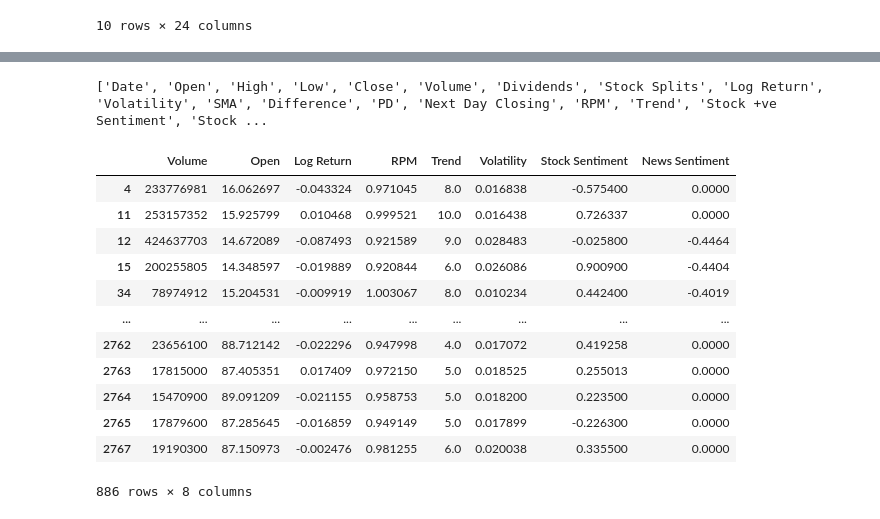
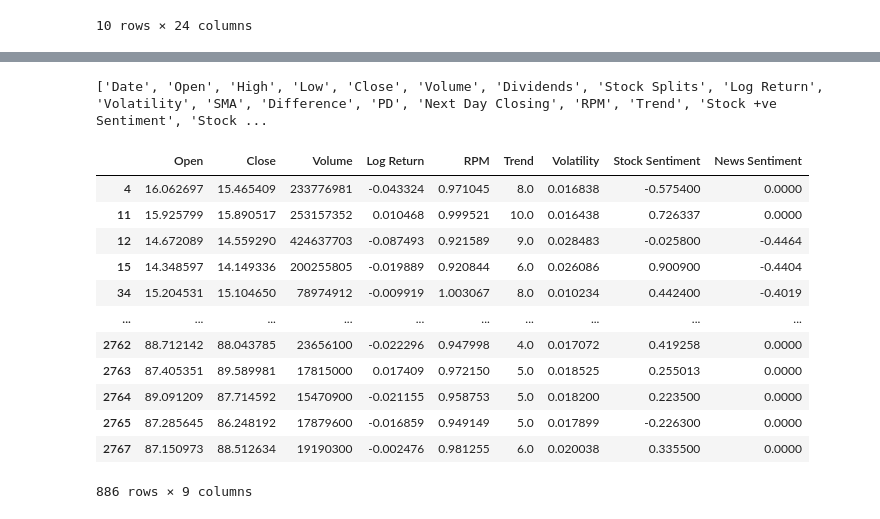
Before and after one commit to rishabhtyagi989/SIGNS_2024, a Jupyter notebook: stock_price_pred_xgb.ipynb, the cells around one changed output, grey strips where cells are left out. Drawn from its saved outputs; the diff is of its cells as text; code cells hidden in the pictures.

```diff
--- a/stock_price_pred_xgb.ipynb
+++ b/stock_price_pred_xgb.ipynb
@@ -216,31 +234,30 @@ def plot_predictions(results, target):
 # %%
 
 
 print(Xfeatures)
 
-Stock_Features = ['Volume', 'Open', 'Log Return', 'RPM', 'Trend', 'Volatility', 'Stock Sentiment', 'News Sentiment']
-# Stock_Features = ['Volume', 'Log Return', 'Open', 'RPM', 'Trend' 'Volatility', 'Stock Sentiment', 'News Sentiment']
+Stock_Features = ['Open', 'Close', 'Volume', 'Log Return', 'RPM', 'Trend', 'Volatility', 'Stock Sentiment', 'News Sentiment']
 Stock_Metrics = ['SMA', 'PD', 'Next Day Closing']
 Trends = ['Price Movement']
 
 # print(type(stock_data['GOOG']))
 # print(stock_data['GOOG'].shape)
 stock_data['GOOG'][Stock_Features]
 # %% [output]
 ['Date', 'Open', 'High', 'Low', 'Close', 'Volume', 'Dividends', 'Stock Splits', 'Log Return', 'Volatility', 'SMA', 'Difference', 'PD', 'Next Day Closing', 'RPM', 'Trend', 'Stock +ve Sentiment', 'Stock ...
-|  | Volume | Open | Log Return | RPM | Trend | Volatility | Stock Sentiment | News Sentiment |
-| 4 | 233776981 | 16.062697 | -0.043324 | 0.971045 | 8.0 | 0.016838 | -0.575400 | 0.0000 |
-| 11 | 253157352 | 15.925799 | 0.010468 | 0.999521 | 10.0 | 0.016438 | 0.726337 | 0.0000 |
-| 12 | 424637703 | 14.672089 | -0.087493 | 0.921589 | 9.0 | 0.028483 | -0.025800 | -0.4464 |
-| 15 | 200255805 | 14.348597 | -0.019889 | 0.920844 | 6.0 | 0.026086 | 0.900900 | -0.4404 |
-| 34 | 78974912 | 15.204531 | -0.009919 | 1.003067 | 8.0 | 0.010234 | 0.442400 | -0.4019 |
-| ... | ... | ... | ... | ... | ... | ... | ... | ... |
-| 2762 | 23656100 | 88.712142 | -0.022296 | 0.947998 | 4.0 | 0.017072 | 0.419258 | 0.0000 |
-| 2763 | 17815000 | 87.405351 | 0.017409 | 0.972150 | 5.0 | 0.018525 | 0.255013 | 0.0000 |
-| 2764 | 15470900 | 89.091209 | -0.021155 | 0.958753 | 5.0 | 0.018200 | 0.223500 | 0.0000 |
-| 2765 | 17879600 | 87.285645 | -0.016859 | 0.949149 | 5.0 | 0.017899 | -0.226300 | 0.0000 |
-| 2767 | 19190300 | 87.150973 | -0.002476 | 0.981255 | 6.0 | 0.020038 | 0.335500 | 0.0000 |
+|  | Open | Close | Volume | Log Return | RPM | Trend | Volatility | Stock Sentiment | News Sentiment |
+| 4 | 16.062697 | 15.465409 | 233776981 | -0.043324 | 0.971045 | 8.0 | 0.016838 | -0.575400 | 0.0000 |
+| 11 | 15.925799 | 15.890517 | 253157352 | 0.010468 | 0.999521 | 10.0 | 0.016438 | 0.726337 | 0.0000 |
+| 12 | 14.672089 | 14.559290 | 424637703 | -0.087493 | 0.921589 | 9.0 | 0.028483 | -0.025800 | -0.4464 |
+| 15 | 14.348597 | 14.149336 | 200255805 | -0.019889 | 0.920844 | 6.0 | 0.026086 | 0.900900 | -0.4404 |
+| 34 | 15.204531 | 15.104650 | 78974912 | -0.009919 | 1.003067 | 8.0 | 0.010234 | 0.442400 | -0.4019 |
+| ... | ... | ... | ... | ... | ... | ... | ... | ... | ... |
+| 2762 | 88.712142 | 88.043785 | 23656100 | -0.022296 | 0.947998 | 4.0 | 0.017072 | 0.419258 | 0.0000 |
+| 2763 | 87.405351 | 89.589981 | 17815000 | 0.017409 | 0.972150 | 5.0 | 0.018525 | 0.255013 | 0.0000 |
+| 2764 | 89.091209 | 87.714592 | 15470900 | -0.021155 | 0.958753 | 5.0 | 0.018200 | 0.223500 | 0.0000 |
+| 2765 | 87.285645 | 86.248192 | 17879600 | -0.016859 | 0.949149 | 5.0 | 0.017899 | -0.226300 | 0.0000 |
+| 2767 | 87.150973 | 88.512634 | 19190300 | -0.002476 | 0.981255 | 6.0 | 0.020038 | 0.335500 | 0.0000 |
-886 rows × 8 columns
+886 rows × 9 columns
 # %%
 results = []
 
```
Also changed, not shown: parts of 18 cells of this notebook.
